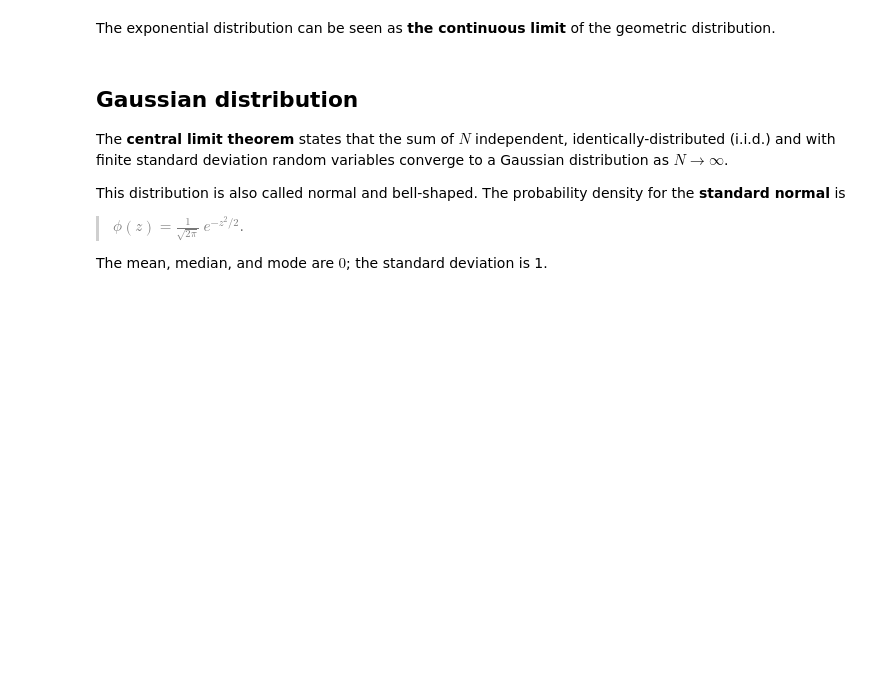
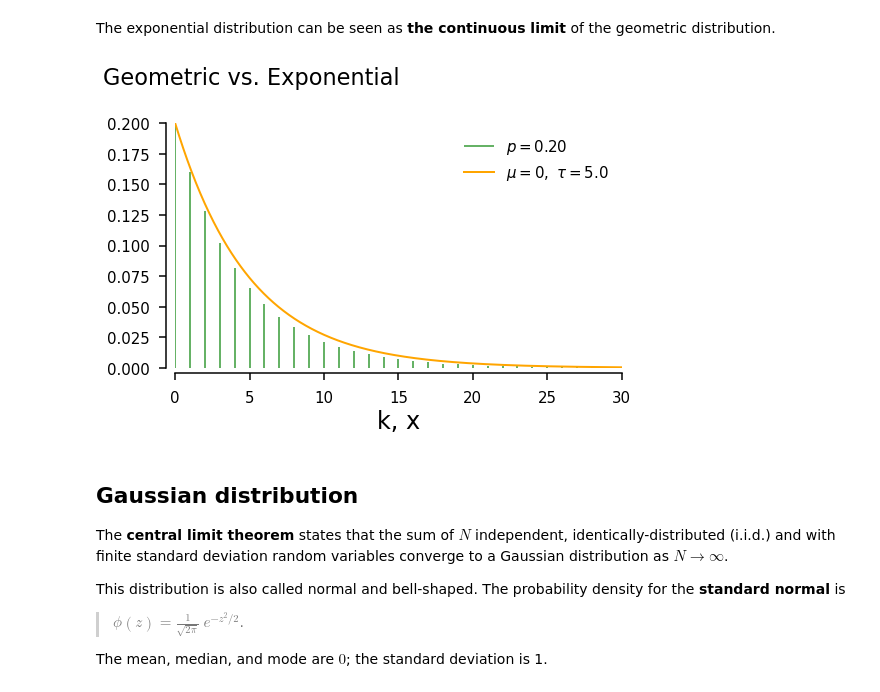
Before and after one commit to amarallab/Amaral_Lab_Intro_to_Data_Science, a Jupyter notebook: Module_Data_Analysis/nb_10_Continuous_random_variables.ipynb, the cells around one changed output. Cells and saved outputs as stored; diff of their text form; code cells hidden in the pictures; blank space fills up the shorter version.

```diff
--- a/Module_Data_Analysis/nb_10_Continuous_random_variables.ipynb
+++ b/Module_Data_Analysis/nb_10_Continuous_random_variables.ipynb
@@ -157,35 +160,37 @@ f_k = stats.geom(p)
 #
 tau = 1. / p
 x = np.linspace(0, 6 * tau, 1000)
 mu = 0
 f_x = stats.expon(mu, tau)
 
 
 # Plot
 #
 fig = plt.figure( figsize = (8, 4.5) )
 fig.text(0, 1.0, 'Geometric vs. Exponential', fontsize = 1.5*my_fontsize)
 ax = fig.add_subplot(1,1,1)
 
 half_frame(ax, "k, x", "",
            font_size = my_fontsize)
 
 ax.vlines(k-1, 0, f_k.pmf(k), color = "g", linewidth = 2, alpha = 0.6,
-          label = "$p = 0.2$")
+          label = "$p = $" + f"{p:.2f}")
 ax.plot(x, f_x.pdf(x), color = "orange", linewidth = 2,
-        label = "$\mu = 0, ~\\tau = 5$")
+        label = "$\mu = $" + f"{mu}" + "$, ~\\tau = $" + f"{tau:.1f}")
 # ax.semilogy(x, f_x0.pdf(x), color = "orange", linewidth = 2, alpha = 0.9,
 #             label = "Probability density")
 
 ax.set_ylim(0, 0.2)
 ax.set_xlim(0, 30)
 
 # Format legend
 ax.legend(loc = 'best', frameon = False, markerscale = 1.8,
           fontsize = my_fontsize)
 
 
 plt.show()
+# %% [output]
+[figure, added]
 # %% [markdown]
 ## Gaussian distribution
 
```
Also changed, not shown: parts of 9 cells of this notebook, 59 other files.
